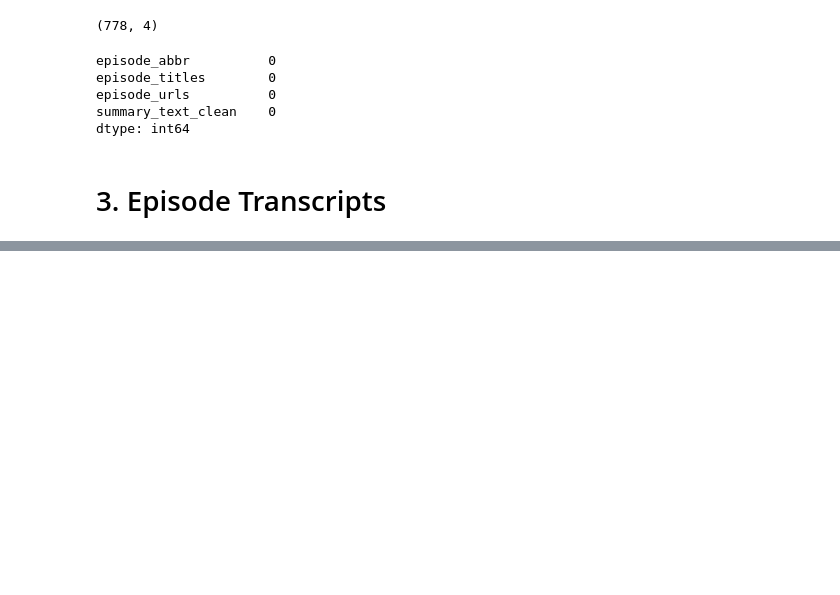
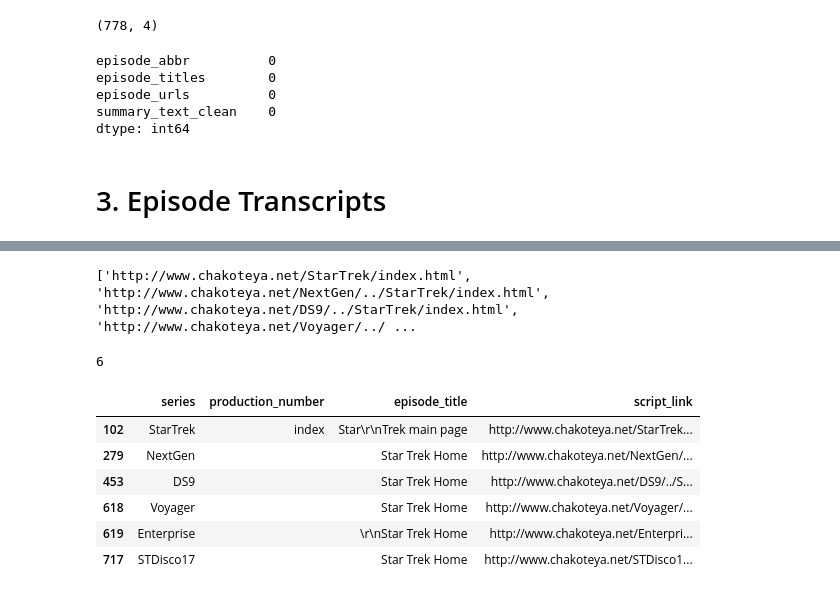
Before and after one commit to mediasittich/bayesian_topic_modeling_lda, a Jupyter notebook: notebooks/Getting the Data.ipynb, the cells around one changed output, grey strips where cells are left out. Cells and saved outputs as stored; diff of their text form; code cells hidden in the pictures; blank space fills up the shorter version.

```diff
--- a/notebooks/Getting the Data.ipynb
+++ b/notebooks/Getting the Data.ipynb
@@ -557,0 +640,23 @@ episodes_summaries_df.to_csv(r'../data/raw_data/st_summaries.csv', index = False
+# %%
+links_list = episodes_df['script_link'].unique().tolist()
+# %%
+# search for links that lead to main page
+r = re.compile(".*index.htm*")
+links_to_remove = list(filter(r.match, links_list)) # Read Note
+print(links_to_remove)
+# %% [output]
+['http://www.chakoteya.net/StarTrek/index.html', 'http://www.chakoteya.net/NextGen/../StarTrek/index.html', 'http://www.chakoteya.net/DS9/../StarTrek/index.html', 'http://www.chakoteya.net/Voyager/../ ...
+# %%
+len(links_to_remove)
+# %% [output]
+6
+# %%
+episodes_df.loc[episodes_df['script_link'].str.contains('|'.join(links_to_remove))]
+# %% [output]
+|  | series | production_number | episode_title | script_link |
+| 102 | StarTrek | index | Star\r\nTrek main page | http://www.chakoteya.net/StarTrek... |
+| 279 | NextGen |  | Star Trek Home | http://www.chakoteya.net/NextGen/... |
+| 453 | DS9 |  | Star Trek Home | http://www.chakoteya.net/DS9/../S... |
+| 618 | Voyager |  | Star Trek Home | http://www.chakoteya.net/Voyager/... |
+| 619 | Enterprise |  | \r\nStar Trek Home | http://www.chakoteya.net/Enterpri... |
+| 717 | STDisco17 |  | Star Trek Home | http://www.chakoteya.net/STDisco1... |
```
Also changed, not shown: parts of 8 cells of this notebook.
